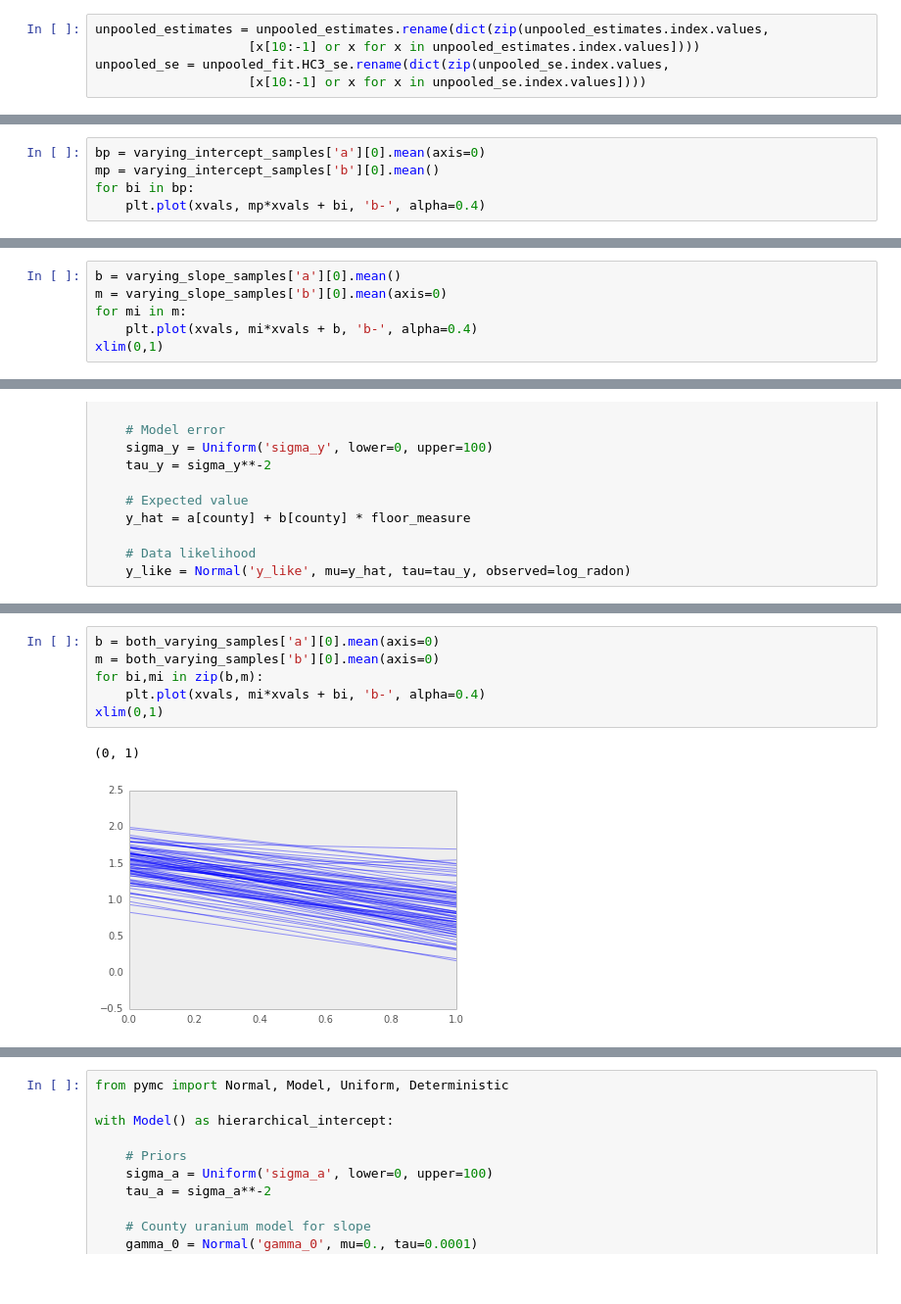
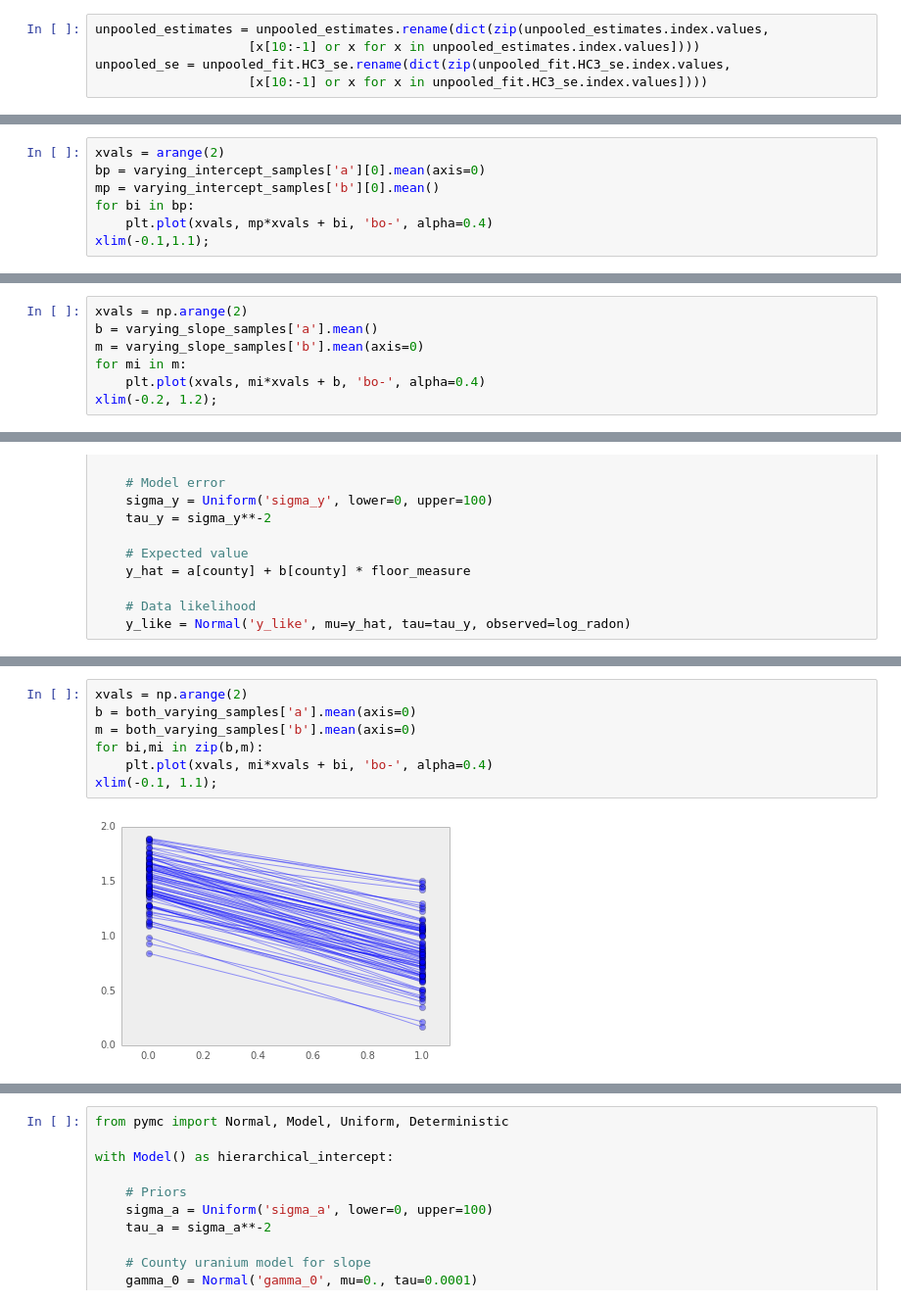
Before and after one commit to fonnesbeck/multilevel_modeling, a Jupyter notebook: multilevel_modeling.ipynb, the cells around one changed output, grey strips where cells are left out. Shown at 98% size. Drawn from its saved outputs; the diff is of its cells as text; blank space fills up the shorter version.

```diff
--- a/multilevel_modeling.ipynb
+++ b/multilevel_modeling.ipynb
@@ -120,5 +125,5 @@ unpooled_estimates = unpooled_fit.params
 # %%
 unpooled_estimates = unpooled_estimates.rename(dict(zip(unpooled_estimates.index.values,
                     [x[10:-1] or x for x in unpooled_estimates.index.values])))
-unpooled_se = unpooled_fit.HC3_se.rename(dict(zip(unpooled_se.index.values,
-                    [x[10:-1] or x for x in unpooled_se.index.values])))
+unpooled_se = unpooled_fit.HC3_se.rename(dict(zip(unpooled_fit.HC3_se.index.values,
+                    [x[10:-1] or x for x in unpooled_fit.HC3_se.index.values])))
@@ -354,6 +378,8 @@ forestplot(varying_intercept_samples, vars=['a'])
 # %%
+xvals = arange(2)
 bp = varying_intercept_samples['a'][0].mean(axis=0)
 mp = varying_intercept_samples['b'][0].mean()
 for bi in bp:
-    plt.plot(xvals, mp*xvals + bi, 'b-', alpha=0.4)
+    plt.plot(xvals, mp*xvals + bi, 'bo-', alpha=0.4)
+xlim(-0.1,1.1);
 # %% [output]
@@ -431,7 +459,8 @@ forestplot(varying_slope_samples, vars=['b'])
 # %%
-b = varying_slope_samples['a'][0].mean()
-m = varying_slope_samples['b'][0].mean(axis=0)
+xvals = np.arange(2)
+b = varying_slope_samples['a'].mean()
+m = varying_slope_samples['b'].mean(axis=0)
 for mi in m:
-    plt.plot(xvals, mi*xvals + b, 'b-', alpha=0.4)
-xlim(0,1)
+    plt.plot(xvals, mi*xvals + b, 'bo-', alpha=0.4)
+xlim(-0.2, 1.2);
 # %% [output]
@@ -486,12 +516,12 @@ forestplot(both_varying_samples, vars=['a','b'])
 # %%
-b = both_varying_samples['a'][0].mean(axis=0)
-m = both_varying_samples['b'][0].mean(axis=0)
+xvals = np.arange(2)
+b = both_varying_samples['a'].mean(axis=0)
+m = both_varying_samples['b'].mean(axis=0)
 for bi,mi in zip(b,m):
-    plt.plot(xvals, mi*xvals + bi, 'b-', alpha=0.4)
-xlim(0,1)
+    plt.plot(xvals, mi*xvals + bi, 'bo-', alpha=0.4)
+xlim(-0.1, 1.1);
 # %% [output]
-(0, 1)
-[figure, old version]
+[figure, new version]
 # %% [markdown]
 ## Adding group-level predictors
 
```
Also changed, not shown: parts of 46 cells of this notebook, 1 other file.
